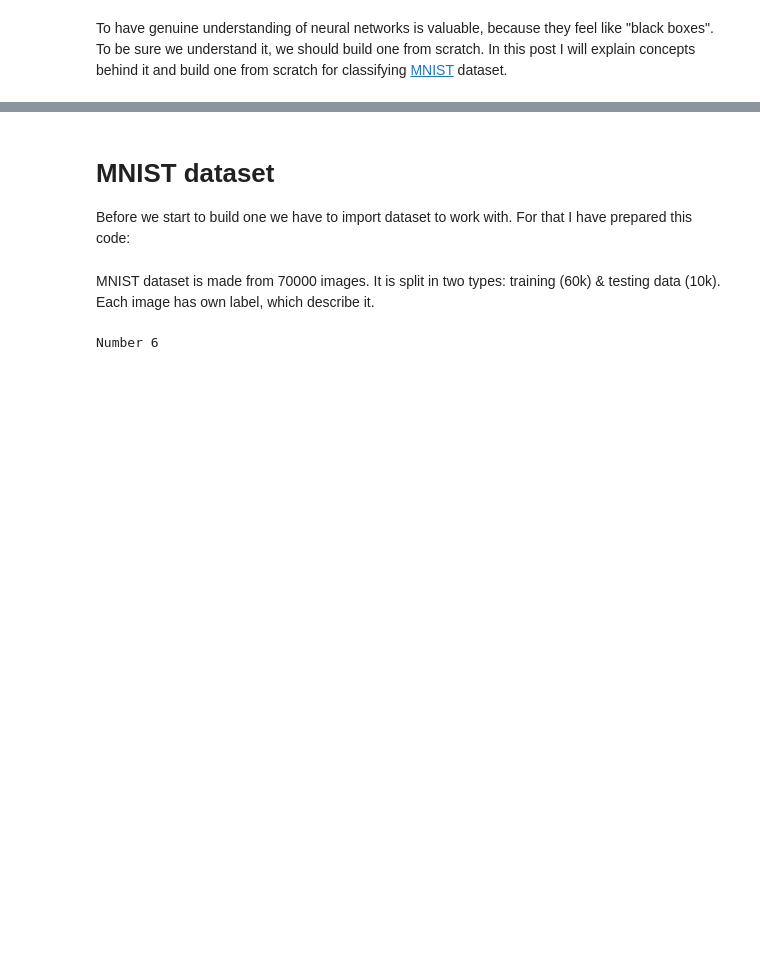
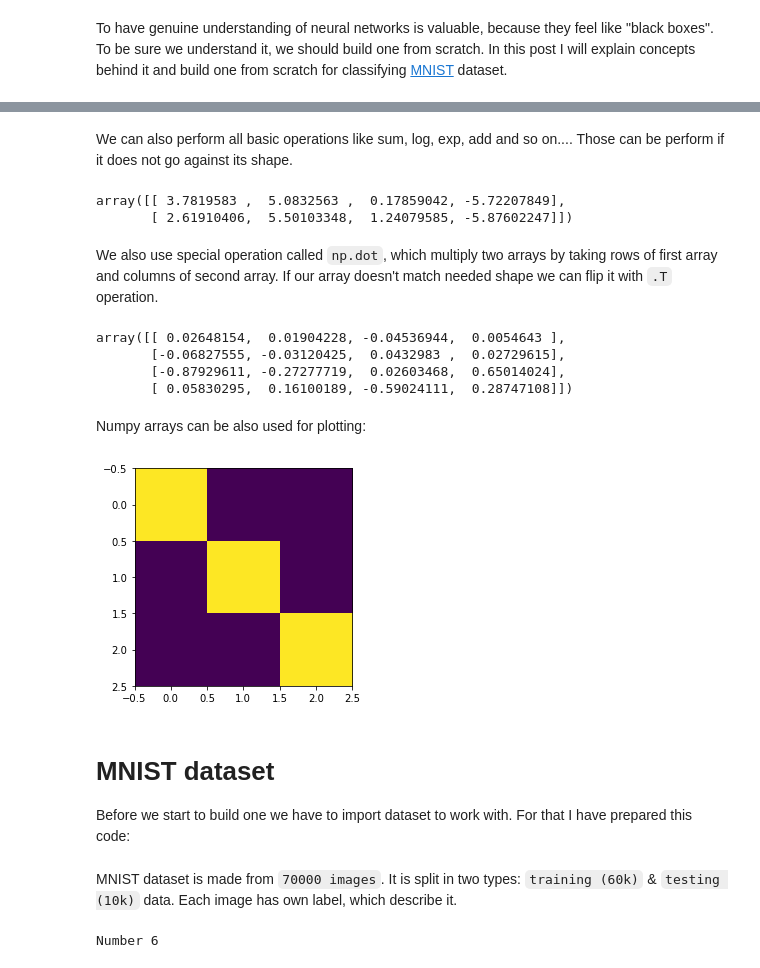
Before and after one commit to ludius0/my-blog, a Jupyter notebook: _notebooks/2020-12-05-First-blog-(test).ipynb, the cells around one changed output, grey strips where cells are left out. Cells and saved outputs as stored; diff of their text form; code cells hidden in the pictures; blank space fills up the shorter version.

```diff
--- a/_notebooks/2020-12-05-First-blog-(test).ipynb
+++ b/_notebooks/2020-12-05-First-blog-(test).ipynb
@@ -33,3 +84,29 @@ np.random.seed(42)
+# %% [markdown]
+We can also perform all basic operations like sum, log, exp, add and so on.... Those can be perform if it does not go against its shape.
+# %%
+np.exp(arr) + 1 - np.array([-1, -3, 2, 8]) # checkout their different shapes
+# %% [output]
+array([[ 3.7819583 ,  5.0832563 ,  0.17859042, -5.72207849],
+       [ 2.61910406,  5.50103348,  1.24079585, -5.87602247]])
+# %% [markdown]
+We also use special operation called `np.dot`, which multiply two arrays by taking rows of first array and columns of second array. If our array doesn't match needed shape we can flip it with `.T` operation.
+# %%
+arr1 = np.random.uniform(-1, 1, (2, 4))
+arr2 = np.random.uniform(-1, 1, (2, 4))
+np.dot(arr1.T, arr2)
+# %% [output]
+array([[ 0.02648154,  0.01904228, -0.04536944,  0.0054643 ],
+       [-0.06827555, -0.03120425,  0.0432983 ,  0.02729615],
+       [-0.87929611, -0.27277719,  0.02603468,  0.65014024],
+       [ 0.05830295,  0.16100189, -0.59024111,  0.28747108]])
+# %% [markdown]
+Numpy arrays can be also used for plotting:
+# %%
+a = np.eye(3, 3)
+plt.imshow(a)
+plt.show()
+# %% [output]
+[figure, added]
 # %% [markdown]
 # MNIST dataset
 Before we start to build one we have to import dataset to work with. For that I have prepared this code:
@@ -59,7 +136,7 @@ def mnist_dataset():
     Y_test = fetch("http://yann.lecun.com/exdb/mnist/t10k-labels-idx1-ubyte.gz")[8:]
     return (X_train, Y_train, X_test, Y_test)
 # %% [markdown]
-MNIST dataset is made from 70000 images. It is split in two types: training (60k) & testing data (10k). Each image has own label, which describe it.
+MNIST dataset is made from `70000 images`. It is split in two types: `training (60k)` & `testing (10k)` data. Each image has own label, which describe it.
 # %%
 X_train, Y_train, X_test, Y_test = mnist_dataset()
 
```
Also changed, not shown: parts of 45 cells of this notebook, 4 other files.
